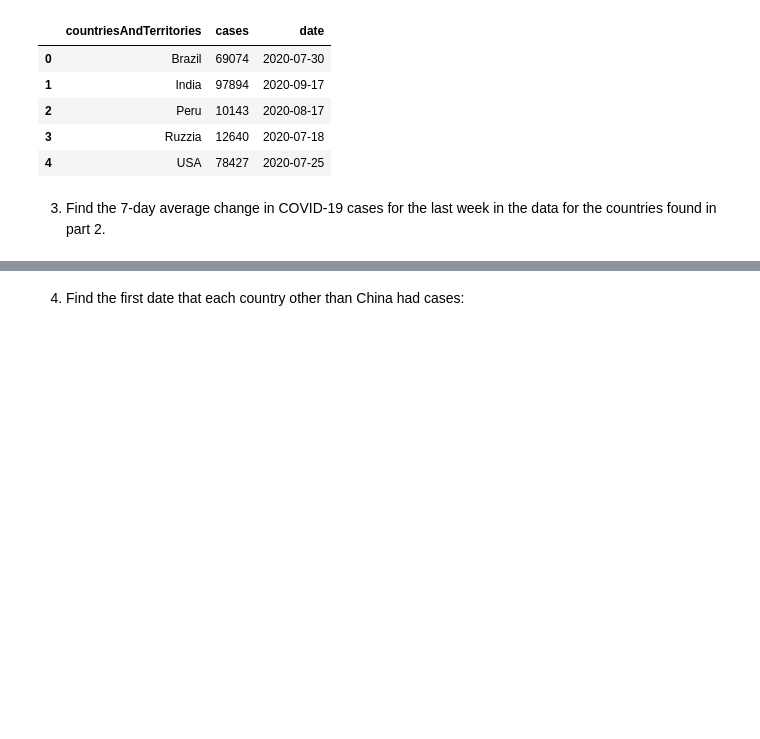
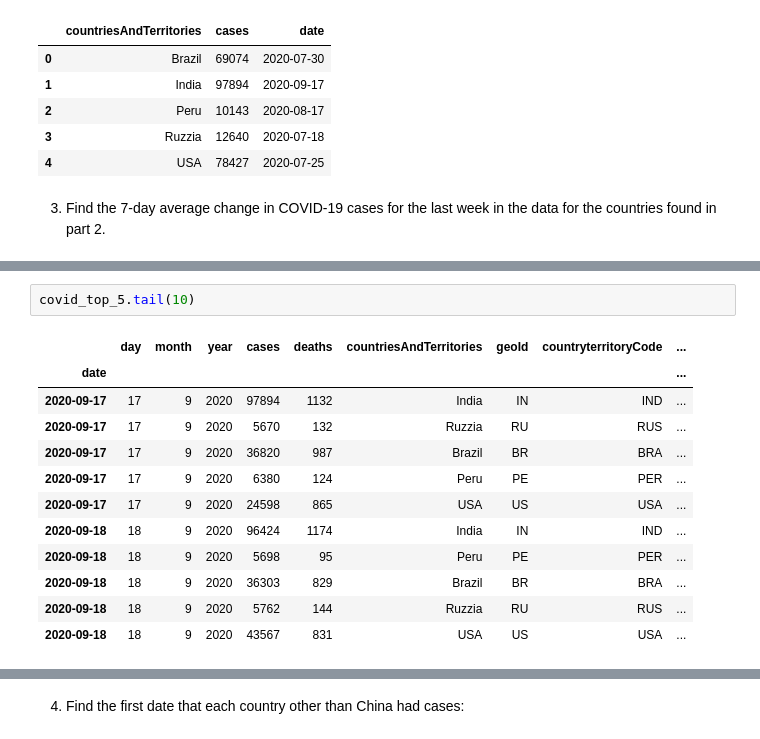
Before and after one commit to nadia-paz/ds-learning, a Jupyter notebook: data_analysis_pandas/09_exercises.ipynb, the cells around one changed output, grey strips where cells are left out. Saved outputs shown, nothing was run; the diff lists cells and outputs as text; blank space fills up the shorter version.

```diff
--- a/data_analysis_pandas/09_exercises.ipynb
+++ b/data_analysis_pandas/09_exercises.ipynb
@@ -823,0 +828,15 @@ covid_top_5.groupby('countriesAndTerritories').cases.max().to_frame().reset_inde
+# %%
+covid_top_5.tail(10)
+# %% [output]
+|  | day | month | year | cases | deaths | countriesAndTerritories | geoId | countryterritoryCode | ... |
+| date |  |  |  |  |  |  |  |  | ... |
+| 2020-09-17 | 17 | 9 | 2020 | 97894 | 1132 | India | IN | IND | ... |
+| 2020-09-17 | 17 | 9 | 2020 | 5670 | 132 | Ruzzia | RU | RUS | ... |
+| 2020-09-17 | 17 | 9 | 2020 | 36820 | 987 | Brazil | BR | BRA | ... |
+| 2020-09-17 | 17 | 9 | 2020 | 6380 | 124 | Peru | PE | PER | ... |
+| 2020-09-17 | 17 | 9 | 2020 | 24598 | 865 | USA | US | USA | ... |
+| 2020-09-18 | 18 | 9 | 2020 | 96424 | 1174 | India | IN | IND | ... |
+| 2020-09-18 | 18 | 9 | 2020 | 5698 | 95 | Peru | PE | PER | ... |
+| 2020-09-18 | 18 | 9 | 2020 | 36303 | 829 | Brazil | BR | BRA | ... |
+| 2020-09-18 | 18 | 9 | 2020 | 5762 | 144 | Ruzzia | RU | RUS | ... |
+| 2020-09-18 | 18 | 9 | 2020 | 43567 | 831 | USA | US | USA | ... |
```
Also changed, not shown: parts of 7 cells of this notebook.
